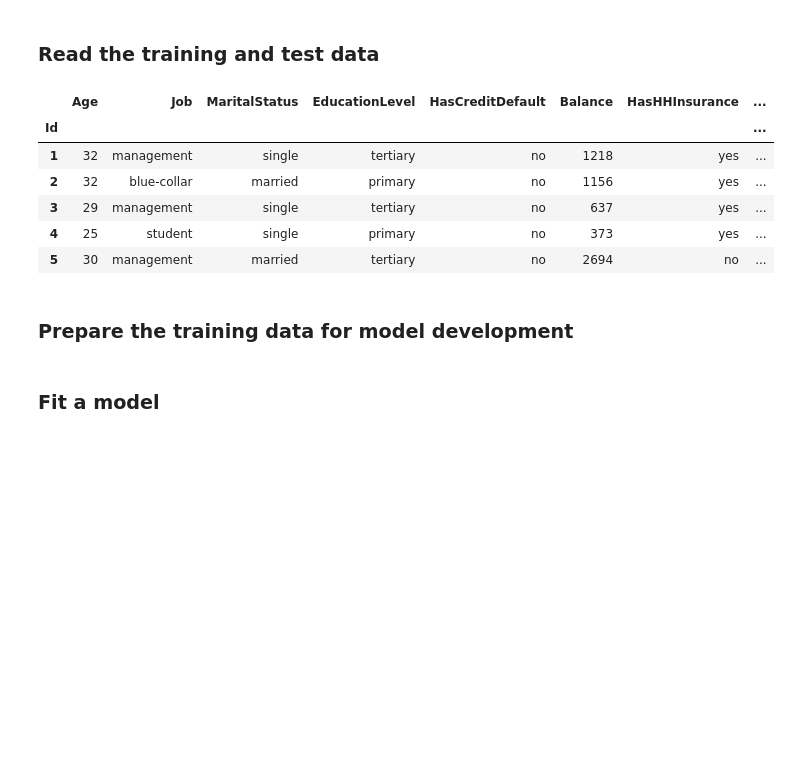
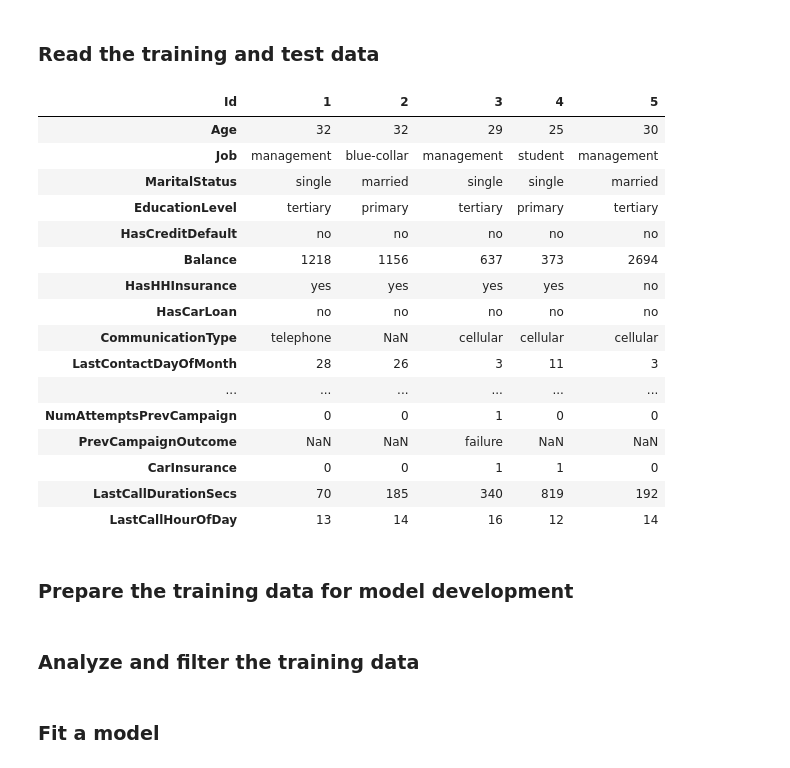
Before and after one commit to sbunzel/why, a Jupyter notebook: notebooks/interpretation.ipynb, the cells around one changed output. Cells and saved outputs as stored; diff of their text form; code cells hidden in the pictures; blank space fills up the shorter version.

```diff
--- a/notebooks/interpretation.ipynb
+++ b/notebooks/interpretation.ipynb
@@ -32,18 +38,30 @@ insurance_data = data.CarInsurance(
 )
 train, test = insurance_data.train, insurance_data.test
 # %%
-train.head()
+train.head().T
 # %% [output]
-|  | Age | Job | MaritalStatus | EducationLevel | HasCreditDefault | Balance | HasHHInsurance | ... |
-| Id |  |  |  |  |  |  |  | ... |
-| 1 | 32 | management | single | tertiary | no | 1218 | yes | ... |
-| 2 | 32 | blue-collar | married | primary | no | 1156 | yes | ... |
-| 3 | 29 | management | single | tertiary | no | 637 | yes | ... |
-| 4 | 25 | student | single | primary | no | 373 | yes | ... |
-| 5 | 30 | management | married | tertiary | no | 2694 | no | ... |
+| Id | 1 | 2 | 3 | 4 | 5 |
+| Age | 32 | 32 | 29 | 25 | 30 |
+| Job | management | blue-collar | management | student | management |
+| MaritalStatus | single | married | single | single | married |
+| EducationLevel | tertiary | primary | tertiary | primary | tertiary |
+| HasCreditDefault | no | no | no | no | no |
+| Balance | 1218 | 1156 | 637 | 373 | 2694 |
+| HasHHInsurance | yes | yes | yes | yes | no |
+| HasCarLoan | no | no | no | no | no |
+| CommunicationType | telephone | NaN | cellular | cellular | cellular |
+| LastContactDayOfMonth | 28 | 26 | 3 | 11 | 3 |
+| ... | ... | ... | ... | ... | ... |
+| NumAttemptsPrevCampaign | 0 | 0 | 1 | 0 | 0 |
+| PrevCampaignOutcome | NaN | NaN | failure | NaN | NaN |
+| CarInsurance | 0 | 0 | 1 | 1 | 0 |
+| LastCallDurationSecs | 70 | 185 | 340 | 819 | 192 |
+| LastCallHourOfDay | 13 | 14 | 16 | 12 | 14 |
 # %% [markdown]
 ### Prepare the training data for model development
 # %%
 trans = preprocessing.InsuranceTransformer(config=config)
 X_train, X_valid, y_train, y_valid = trans.prepare_train_valid(train)
 paths = trans.save_transformed(savepath=Path.cwd() / ".." / "data" / "processed")
+# %% [markdown]
+### Analyze and filter the training data
```
Also changed, not shown: parts of 23 cells of this notebook, 1 other file.
